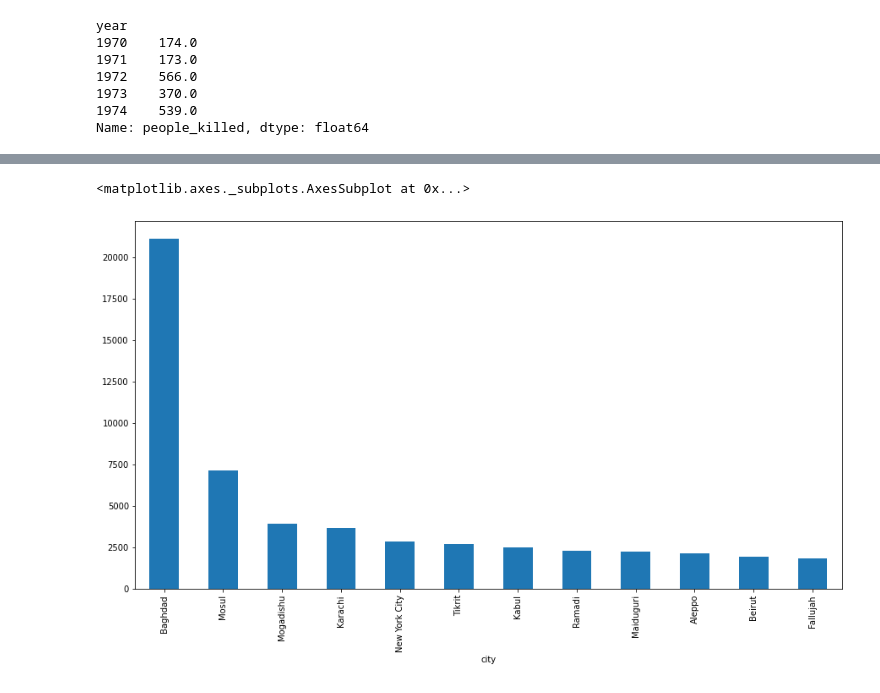
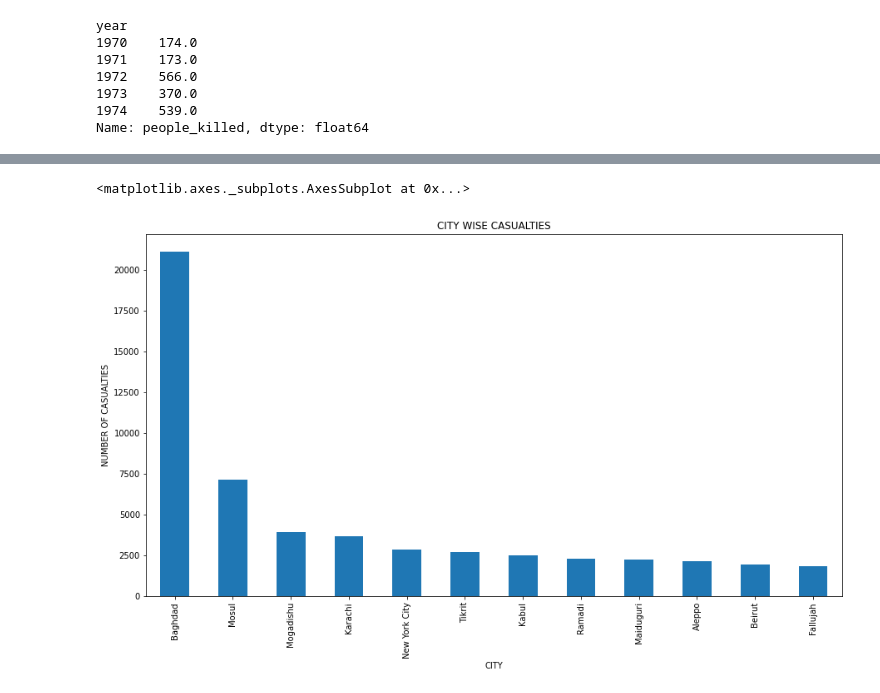
Before and after one commit to abjaffrey/EDA-on-Global-Terrorism-Analysis, a Jupyter notebook: Copy_of_Copy_of_Global_Terrorism_Analysis_Capstone_Project.ipynb, the cells around one changed output, grey strips where cells are left out. Cells and saved outputs as stored; diff of their text form; code cells hidden in the pictures.

```diff
--- a/Copy_of_Copy_of_Global_Terrorism_Analysis_Capstone_Project.ipynb
+++ b/Copy_of_Copy_of_Global_Terrorism_Analysis_Capstone_Project.ipynb
@@ -169,10 +179,10 @@ city_df = new_df.drop(index_nill_death)
 index_unknown_city = new_df[(new_df['city']=='Unknown')].index
 city_df = new_df.drop(index_unknown_city)
 # %%
-city_df.groupby('city')['people_killed'].sum().sort_values(ascending=False)[:12].plot.bar(figsize=(15,8))
+city_df.groupby('city')['people_killed'].sum().sort_values(ascending=False)[:12].plot.bar(xlabel='CITY',ylabel='NUMBER OF CASUALTIES',title='CITY WISE CASUALTIES',figsize=(15,8))
 # %% [output]
 <matplotlib.axes._subplots.AxesSubplot at 0x...>
-[figure, old version]
+[figure, new version]
 # %%
 # Terrorist activities by Groups
 
```
Also changed, not shown: parts of 16 cells of this notebook.
